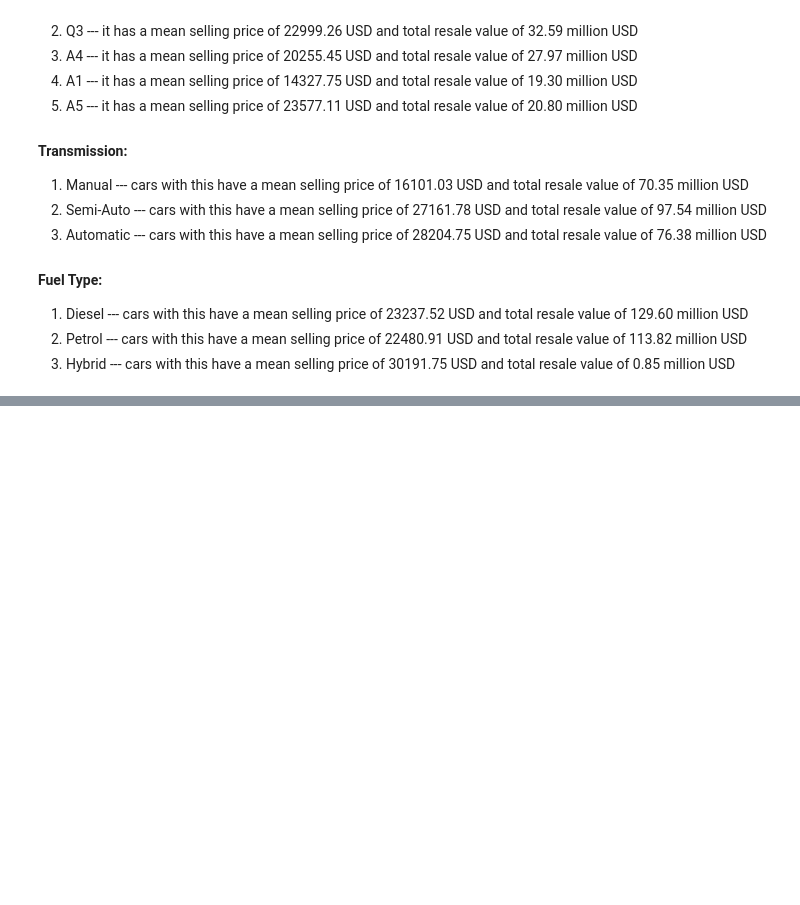
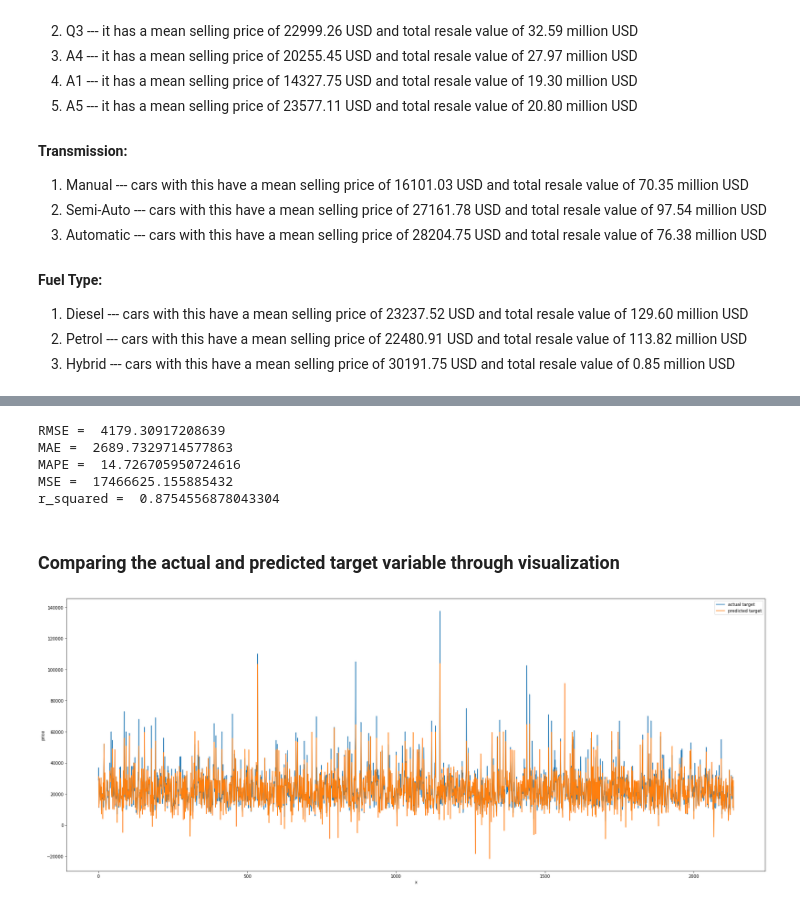
Before and after one commit to PragtR/audi_used_car_analysis, a Jupyter notebook: audi_used_car_EDA.ipynb, the cells around one changed output, grey strips where cells are left out. Drawn from its saved outputs; the diff is of its cells as text; code cells hidden in the pictures; blank space fills up the shorter version.

```diff
--- a/audi_used_car_EDA.ipynb
+++ b/audi_used_car_EDA.ipynb
@@ -498,0 +631,7 @@ plt.show()
+# %%
+target = ['price']
+
+X = df.drop('price', axis=1) # drops the price column from df to get all the other columns, i.e. features
+y = df[target]
+
+print(X.shape, y.shape)
@@ -498,0 +642,4 @@ plt.show()
+# %%
+X_train, X_test, y_train, y_test = train_test_split(X, y, test_size = 0.2, random_state = 48)
+
+print(X_train.shape, X_test.shape, y_train.shape, y_test.shape)
@@ -498,0 +650,3 @@ plt.show()
+# %%
+model = LinearRegression()
+model = model.fit(X_train, y_train)
@@ -498,0 +655,5 @@ plt.show()
+# %%
+y_pred = model.predict(X_test)
+
+print (y_pred) # predicted price of cars in test data
+print (y_test) # real price of cars in test data
@@ -498,0 +709,34 @@ plt.show()
+# %%
+RMSE = mean_squared_error(y_test, y_pred, squared=False)
+print("RMSE = ", RMSE)
+
+MAE = mean_absolute_error(y_test, y_pred)
+print("MAE = ", MAE)
+
+MAPE = mean_absolute_percentage_error(y_test, y_pred)
+print("MAPE = ", MAPE*100)
+
+MSE = mean_squared_error(y_test, y_pred, squared=True)
+print("MSE = ", MSE)
+
+r2 = r2_score(y_test, y_pred)
+print("r_squared = ", r2)
+# %% [output]
+RMSE =  4179.30917208639
+MAE =  2689.7329714577863
+MAPE =  14.726705950724616
+MSE =  17466625.155885432
+r_squared =  0.8754556878043304
+# %% [markdown]
+### Comparing the actual and predicted target variable through visualization
+# %%
+y_test['pred'] = y_pred
+y_test['x'] = np.arange(0,y_test.shape[0],1).tolist()
+
+plt.figure(figsize=(30,12))
+
+sns.lineplot(x='x', y='price', data=y_test, label='actual target')
+sns.lineplot(x='x', y='pred', data=y_test, label='predicted target')
+plt.show()
+# %% [output]
+[figure, added]
```
Also changed, not shown: parts of 34 cells of this notebook.
